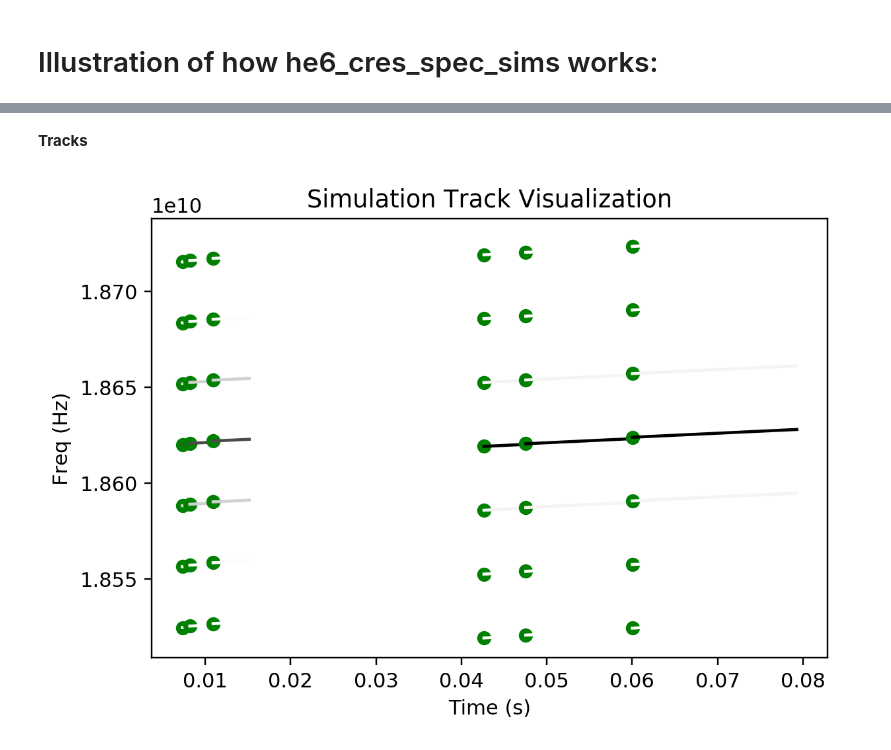
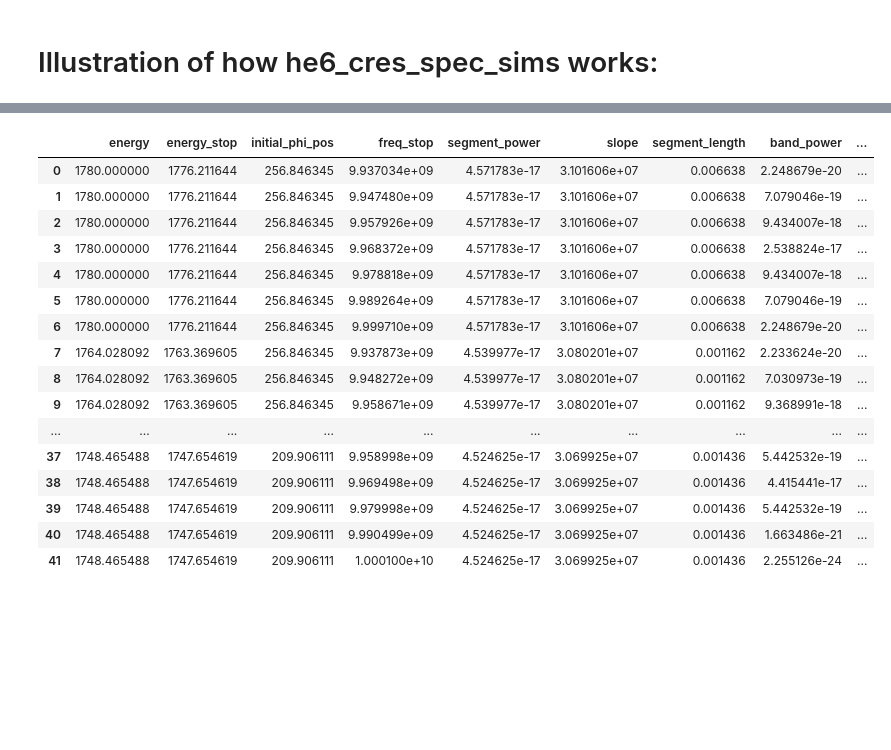
Before and after one commit to drewbyron/he6-cres-spec-sims, a Jupyter notebook: simulation_demonstration.ipynb, the cells around one changed output, grey strips where cells are left out. Saved outputs shown, nothing was run; the diff lists cells and outputs as text; code cells hidden in the pictures; blank space fills up the shorter version.

```diff
--- a/simulation_demonstration.ipynb
+++ b/simulation_demonstration.ipynb
@@ -28 +19,3 @@ Maximum Field: 0.6893498199715139
+# %%
+config_path = pathlib.Path(r'/home/drew/He6CRES/simulation_results/config_example.yaml')
 # %%
@@ -118,6 +67,22 @@ viz.read_saved_df(config,"kinematics_segments_df")
-# %% [markdown]
-**Tracks**
-# %%
-viz.tracks(config)
-# %% [output]
-[figure, removed]
+# %%
+results = sim.Results.load(config_path)
+# %%
+results.dmtracks
+# %% [output]
+|  | energy | energy_stop | initial_phi_pos | freq_stop | segment_power | slope | segment_length | band_power | ... |
+| 0 | 1780.000000 | 1776.211644 | 256.846345 | 9.937034e+09 | 4.571783e-17 | 3.101606e+07 | 0.006638 | 2.248679e-20 | ... |
+| 1 | 1780.000000 | 1776.211644 | 256.846345 | 9.947480e+09 | 4.571783e-17 | 3.101606e+07 | 0.006638 | 7.079046e-19 | ... |
+| 2 | 1780.000000 | 1776.211644 | 256.846345 | 9.957926e+09 | 4.571783e-17 | 3.101606e+07 | 0.006638 | 9.434007e-18 | ... |
+| 3 | 1780.000000 | 1776.211644 | 256.846345 | 9.968372e+09 | 4.571783e-17 | 3.101606e+07 | 0.006638 | 2.538824e-17 | ... |
+| 4 | 1780.000000 | 1776.211644 | 256.846345 | 9.978818e+09 | 4.571783e-17 | 3.101606e+07 | 0.006638 | 9.434007e-18 | ... |
+| 5 | 1780.000000 | 1776.211644 | 256.846345 | 9.989264e+09 | 4.571783e-17 | 3.101606e+07 | 0.006638 | 7.079046e-19 | ... |
+| 6 | 1780.000000 | 1776.211644 | 256.846345 | 9.999710e+09 | 4.571783e-17 | 3.101606e+07 | 0.006638 | 2.248679e-20 | ... |
+| 7 | 1764.028092 | 1763.369605 | 256.846345 | 9.937873e+09 | 4.539977e-17 | 3.080201e+07 | 0.001162 | 2.233624e-20 | ... |
+| 8 | 1764.028092 | 1763.369605 | 256.846345 | 9.948272e+09 | 4.539977e-17 | 3.080201e+07 | 0.001162 | 7.030973e-19 | ... |
+| 9 | 1764.028092 | 1763.369605 | 256.846345 | 9.958671e+09 | 4.539977e-17 | 3.080201e+07 | 0.001162 | 9.368991e-18 | ... |
+| ... | ... | ... | ... | ... | ... | ... | ... | ... | ... |
+| 37 | 1748.465488 | 1747.654619 | 209.906111 | 9.958998e+09 | 4.524625e-17 | 3.069925e+07 | 0.001436 | 5.442532e-19 | ... |
+| 38 | 1748.465488 | 1747.654619 | 209.906111 | 9.969498e+09 | 4.524625e-17 | 3.069925e+07 | 0.001436 | 4.415441e-17 | ... |
+| 39 | 1748.465488 | 1747.654619 | 209.906111 | 9.979998e+09 | 4.524625e-17 | 3.069925e+07 | 0.001436 | 5.442532e-19 | ... |
+| 40 | 1748.465488 | 1747.654619 | 209.906111 | 9.990499e+09 | 4.524625e-17 | 3.069925e+07 | 0.001436 | 1.663486e-21 | ... |
+| 41 | 1748.465488 | 1747.654619 | 209.906111 | 1.000100e+10 | 4.524625e-17 | 3.069925e+07 | 0.001436 | 2.255126e-24 | ... |
```
Also changed, not shown: parts of 16 cells of this notebook, 5 other files.
